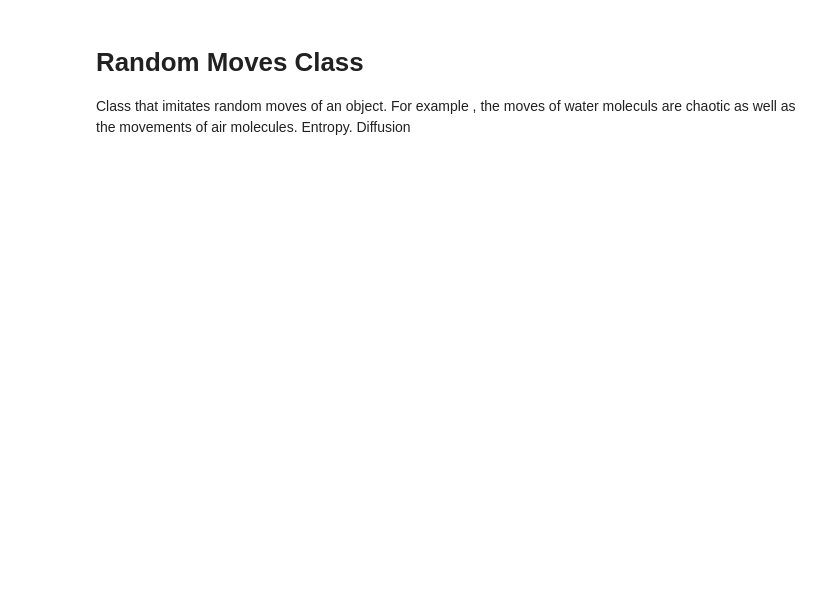
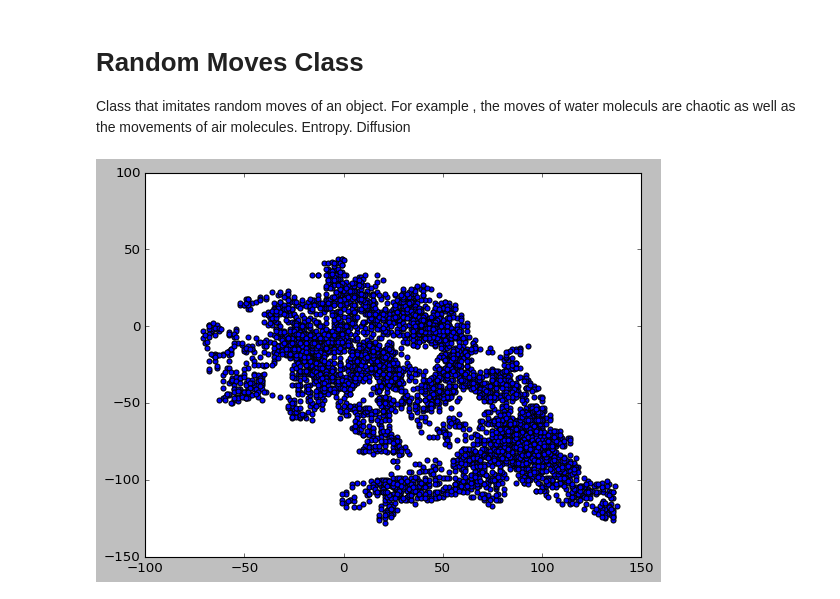
Before and after one commit to airlioner/data_analytics, a Jupyter notebook: RandomMoves.ipynb, the cells around one changed output. Drawn from its saved outputs; the diff is of its cells as text; code cells hidden in the pictures; blank space fills up the shorter version.

```diff
--- a/RandomMoves.ipynb
+++ b/RandomMoves.ipynb
@@ -8,30 +8,41 @@ Diffusion
 from random import choice
 
 class RandomMoves:
 
 #Class that generates random movements of an object
 
   def __init__(self, num_points=5000):
     self.num_points = num_points
     self.x_values = [0]
     self.y_values = [0]
 
   def random_points(self):
     #Generate random coordinates of an object
     while len(self.x_values) < self.num_points:
       x_direction = choice([1, -1])
       x_distance = choice([0, 1, 2, 3, 4])
       x_step = x_direction * x_distance
 
       y_direction = choice([1, -1])
       y_distance = choice([0, 1, 2, 3, 4])
       y_step = y_direction * y_distance
 
       if x_step == 0 and y_step == 0:
         continue
 
       x = self.x_values[-1] + x_step
       y = self.y_values[-1] + y_step
 
       self.x_values.append(x)
       self.y_values.append(y)
+#----
+import matplotlib.pyplot as plt
+
+rw = RandomMoves()
+rw.random_points()
+plt.style.use('classic')
+fig, ax = plt.subplots()
+ax.scatter(rw.x_values, rw.y_values)
+plt.show()
+# %% [output]
+[figure, added]
```
